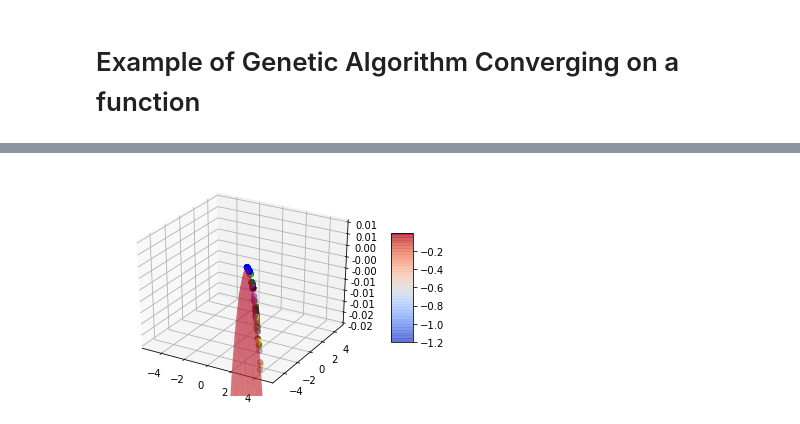
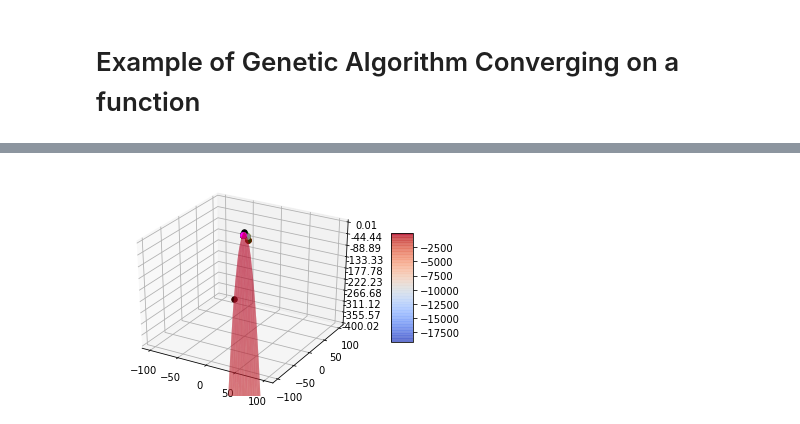
Before and after one commit to JonasRSV/ANNGenetic, a Jupyter notebook: EvolutionDemoOn2Dfunction.ipynb, the cells around one changed output, grey strips where cells are left out. Drawn from its saved outputs; the diff is of its cells as text; code cells hidden in the pictures.

```diff
--- a/EvolutionDemoOn2Dfunction.ipynb
+++ b/EvolutionDemoOn2Dfunction.ipynb
@@ -7,15 +7,16 @@ from matplotlib import cm
 from matplotlib.ticker import LinearLocator, FormatStrFormatter
 import numpy as np
 import ann
+from time import time
 
 
 def function_to_maximize(X, Y):
-    return -1 * (X**2 / 40 + Y**2 / 40)
+    return -1 * (X**2 + Y**2)
 
 
 generation_colors = ["#330000", "#880000", "#FF0000", "#333300", "#888800", "#FFFF00",
                      "#333333", "#888888", "#330033", "#880088", "#FF00FF", "#008800",
-                     "#00FF00", "#000088", "#0000FF"]
+                     "#00FF00", "#000088", "#0000FF", "#000000"]
 
 generations = len(generation_colors)
 
@@ -31,10 +32,10 @@ generations = len(generation_colors)
 network = ann.ANN(1)
 
 # Some Layers so that the network can learn
-network.add_layer(ann.Layer(6, act=ann.sigmoid))
+network.add_layer(ann.Layer(6))
 
 # Output, Should eventually become 0, 0 since that maximizes the function
-network.add_layer(ann.Layer(2, act=ann.sigmoid))
+network.add_layer(ann.Layer(2))
 
 # 10 Family members
 
@@ -51,34 +52,44 @@ fig = plt.figure()
 ax = fig.gca(projection='3d')
 
 evolution = 0
-for gc in generation_colors:
-    xs, ys, zs = [], [], []
-    evl = []
+xs = []
+ys = []
+zs = []
+for _ in range(2):
+    for gc in generation_colors:
+        evl = []
 
-    best = 1000
-    for member in ga:
-        x, y = member.prop(ri)
-        xs.append(x)
-        ys.append(y)
+        abz = 1000
+        bestz = None
+        bestx = None
+        besty = None
 
-        z = function_to_maximize(x, y)
-        zs.append(z)
+        for member in ga:
+            timestamp = time()
+            x, y = member.prop(ri)
 
-        best = min(abs(best), z)
-        evl.append(z)
+            z = function_to_maximize(x, y)
+            if abs(z) < abs(abz):
+                abz = abs(z)
+                bestz = z
+                bestx = x
+                besty = y
 
-    ga.evolve(evl)
+            evl.append(z)
 
-    print("Evolution {}, best child {}".format(evolution, best))
+        ga.evolve(evl)
 
-    evolution += 1
-    plt.scatter(xs, ys, zs=zs, s=30, c=gc)
+        print("Evolution {}, best child {}".format(evolution, bestz))
+
+        evolution += 1
+
+        plt.scatter([bestx], [besty], zs=[bestz], s=30, c=gc)
 
 
 
 # Make data.
-X = np.arange(-5, 5, 0.25)
-Y = np.arange(-5, 5, 0.25)
+X = np.arange(-100, 100, 0.25)
+Y = np.arange(-100, 100, 0.25)
 X, Y = np.meshgrid(X, Y)
 Z = function_to_maximize(X, Y)
 
@@ -86,7 +97,7 @@ Z = function_to_maximize(X, Y)
 surf = ax.plot_surface(X, Y, Z, cmap=cm.coolwarm,
                        linewidth=0, antialiased=True, alpha=0.4)
 
-ax.set_zlim(-0.02, 0.01 )
+ax.set_zlim(-400.02, 0.01 )
 ax.zaxis.set_major_locator(LinearLocator(10))
 ax.zaxis.set_major_formatter(FormatStrFormatter('%.02f'))
 
@@ -114,2 +126,2 @@ Evolution 14, best child -0.0009223524834917349
 Optimal Results would be 0 because the hyperbolic function reaches its maximum at 0
-[figure, old version]
+[figure, new version]
```
Also changed, not shown: parts of 1 cell of this notebook, 3 other files.
